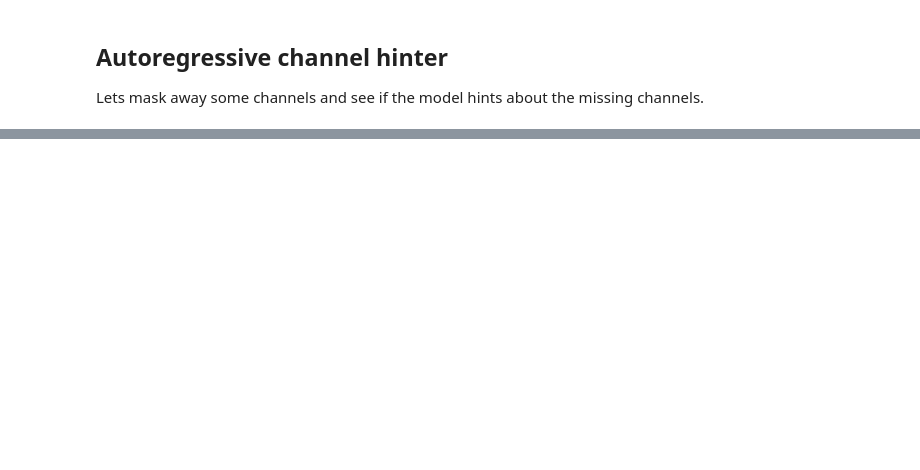
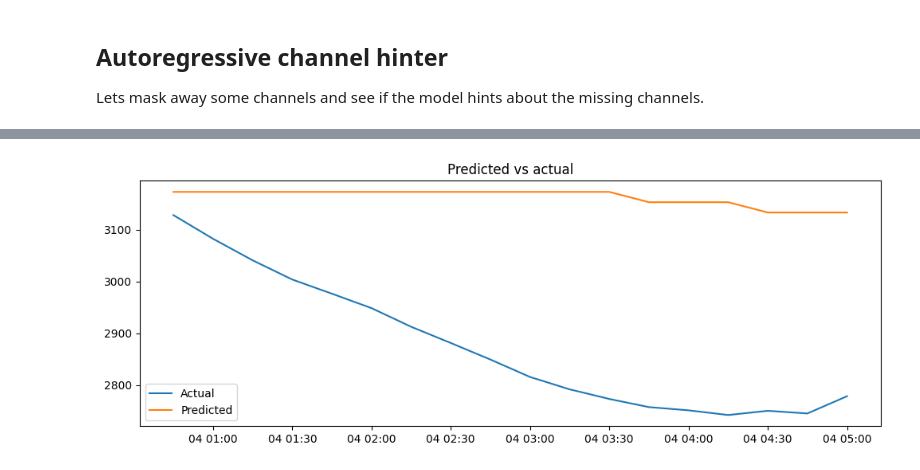
Before and after one commit to martinlie/vector-tokenizer, a Jupyter notebook: vector-tokenizer/tokenize_eval.ipynb, the cells around one changed output, grey strips where cells are left out. Drawn from its saved outputs; the diff is of its cells as text; code cells hidden in the pictures; blank space fills up the shorter version.

```diff
--- a/vector-tokenizer/tokenize_eval.ipynb
+++ b/vector-tokenizer/tokenize_eval.ipynb
@@ -270,8 +282,8 @@ plt.show()
 Lets mask away some channels and see if the model hints about the missing channels.
 # %%
 rng_key, subkey = jax.random.split(rng_key)
-max_new_tokens = 480
-t = int(random.randint(rng_key, shape=(), minval=0, maxval=len(X)-(3*max_new_tokens)))
+max_new_tokens = 96
+t = int(jax.random.randint(rng_key, shape=(), minval=0, maxval=len(X)-(3*max_new_tokens)))
 
 # Select a random batch (t)
 X_test = X.iloc[t:t+max_new_tokens]
@@ -284,7 +296,7 @@ X_test_normalized = X_test_normalized.diff().dropna()
 # Mask out channel 1, 4->
 n_cols = X_test_normalized.shape[1]
 mask = np.ones(n_cols, dtype=bool)
-mask[[0]] = False
+mask[[1]] = False
 mask[2:] = False
 
 X_masked = X_test_normalized.copy()
@@ -299,5 +311,6 @@ masked_stream = masked_tokens[-block_size:] # B, T
 
 # Inspect first few tokens
 print("Number of tokens:", len(masked_tokens))
+print("Number of tokens in stream:", len(masked_stream))
 print("Context window:", block_size)
 print("Last context tokens:", masked_stream)
@@ -306,8 +352,9 @@ X_masked
 # %%
+masked_stream_padded = inference.pad_tokens(masked_stream)
 new_masked_tokens = inference.generate_continue(
     variables,
     model.apply,
-    token_stream=masked_stream,
+    token_stream=masked_stream_padded,
     rng_key=rng_key,
     vocab_size=vocab_size,
     block_size=block_size,
@@ -315,5 +362,8 @@ new_masked_tokens = inference.generate_continue(
     n_channels=n_channels,
 )
 # %%
-# Decode from sparse to all channels
-new_masked_tok = inference,decode_with_channels_stream(new_masked_tokens, n_channels)
+# Convert from sparse stream to all channel matrix
+new_masked_tokens_padded = inference.pad_tokens(new_masked_tokens)
+rows, n = inference.decode_with_channels_stream(new_masked_tokens_padded, n_channels)
+new_masked_tok = rows[:n]
+new_masked_tok
@@ -336,9 +442,11 @@ Y_masked_pred
 # %%
-#col = 'Power demand'
-col = 'temp'
+col = 'Power demand'
+#col = 'temp'
 plt.figure(figsize=(12, 4))
 plt.plot(Y_test.index, Y_test[col], label="Actual")
 plt.plot(Y_masked_pred.index, Y_masked_pred[col], label="Predicted")
 plt.title('Predicted vs actual')
 plt.legend()
 plt.show()
+# %% [output]
+[figure, added]
```
Also changed, not shown: parts of 16 cells of this notebook, 2 other files.
